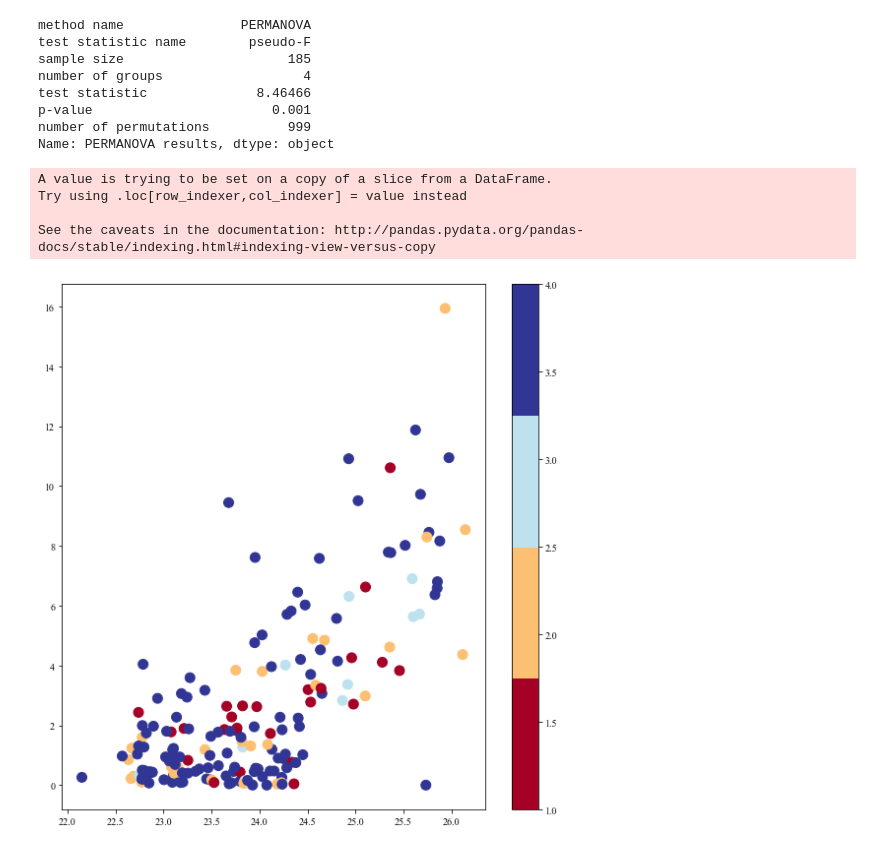
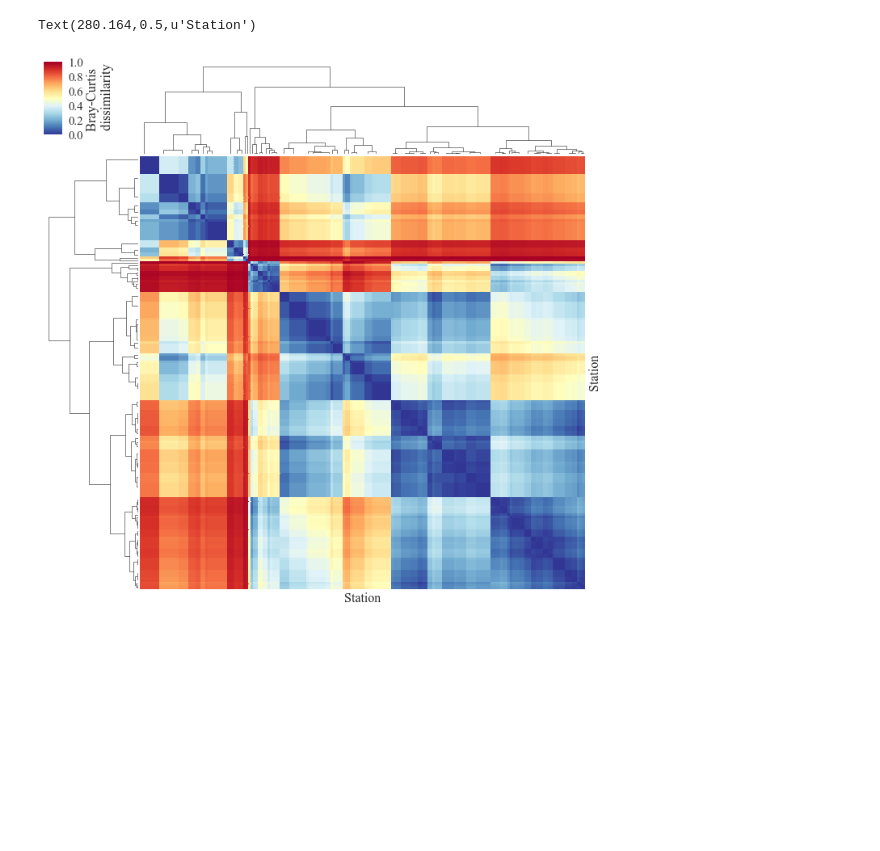
Before and after one commit to sophieclayton/kuroshio_chapter, a Jupyter notebook: phyto_clustering.ipynb, the cells around one changed output. Drawn from its saved outputs; the diff is of its cells as text; code cells hidden in the pictures; blank space fills up the shorter version.

Commit message:
added new version of scripts to cluster based on functional group, an maps of integrated properties

```diff
--- a/phyto_clustering.ipynb
+++ b/phyto_clustering.ipynb
@@ -72,13 +74,14 @@ http://pandas.pydata.org/pandas-docs/stable/indexing.html#deprecate-loc-reindex-
 ## need to integrate envorinmental data here
 from skbio.diversity.beta import pw_distances
 
-ids = phyto.columns[2:-4]
-counts = phyto.iloc[0:, 2:-5]
-stations = phyto.index
+# subset
+sub = phyto[['Oscillatoriaceae', u'Cryptophytes', u'Haptophytes', u'Euglenophytes',
+       u'Prasinophytes', u'Diatoms', u'Dinoflagellates']]
+# print sub.columns
 
 # or exclude everything but dinos and diatoms
-ids = phyto.columns[4:-9]
-counts = phyto.iloc[0:, 4:-9]
-stations = phyto.index
-
-bc_dm = pw_distances(counts, stations, metric = "jaccard")
+ids = sub.columns
+counts = sub.iloc[0:, 2:-4]
+stations = sub.index
+# print ids
+bc_dm = pw_distances(counts, stations, metric = "braycurtis")
@@ -107,31 +88,17 @@ plt.show()
-# %%
-from scipy.cluster.hierarchy import fcluster
-max_d = 6.
-
-clusters = fcluster(Z, max_d, criterion='distance')
-temp = pcoords[0:185]
-temp['cluster'] = clusters
-
-fig2 = plt.figure(figsize = (8,8))
-
-palette = plt.get_cmap('RdYlBu', np.max(clusters))
-plt.scatter(data['sigma_t'].values, data['NO3 (uM)'].values, s = 100,c=temp['cluster'].values, cmap = palette)
-plt.colorbar()
-
-from skbio.stats.distance import permanova
-
-print permanova(bc_dm, clusters, column=None, permutations=999)
-# %% [output]
-method name               PERMANOVA
-test statistic name        pseudo-F
-sample size                     185
-number of groups                  4
-test statistic              8.46466
-p-value                       0.001
-number of permutations          999
-Name: PERMANOVA results, dtype: object
-A value is trying to be set on a copy of a slice from a DataFrame.
-Try using .loc[row_indexer,col_indexer] = value instead
-
-See the caveats in the documentation: http://pandas.pydata.org/pandas-docs/stable/indexing.html#indexing-view-versus-copy
-[figure, removed]
+# %%
+sns.set(font_scale=1.5)
+sns.set_style("white",{'font.family': 'Times New Roman'},)
+
+link = hierarchy.linkage(bc_dm.condensed_form(), method='average')
+
+cm = sns.clustermap(bc_dm.data, standard_scale=1, row_linkage = link, col_linkage = link, cmap = 'RdYlBu_r',figsize=(12,12), cbar_kws={'label':'Bray-Curtis \n dissimilarity'})
+ax = cm.ax_heatmap
+ax.set_xticks([])
+ax.set_yticks([])
+ax.set_xlabel('Station', fontsize = 16)
+ax.set_ylabel('Station', fontsize = 16)
+
+# cm.savefig('../figures/Figure3.png',dpi = 300)
+# %% [output]
+Text(280.164,0.5,u'Station')
+[figure, added]
```
Also changed, not shown: parts of 14 cells of this notebook, 7 other files.
